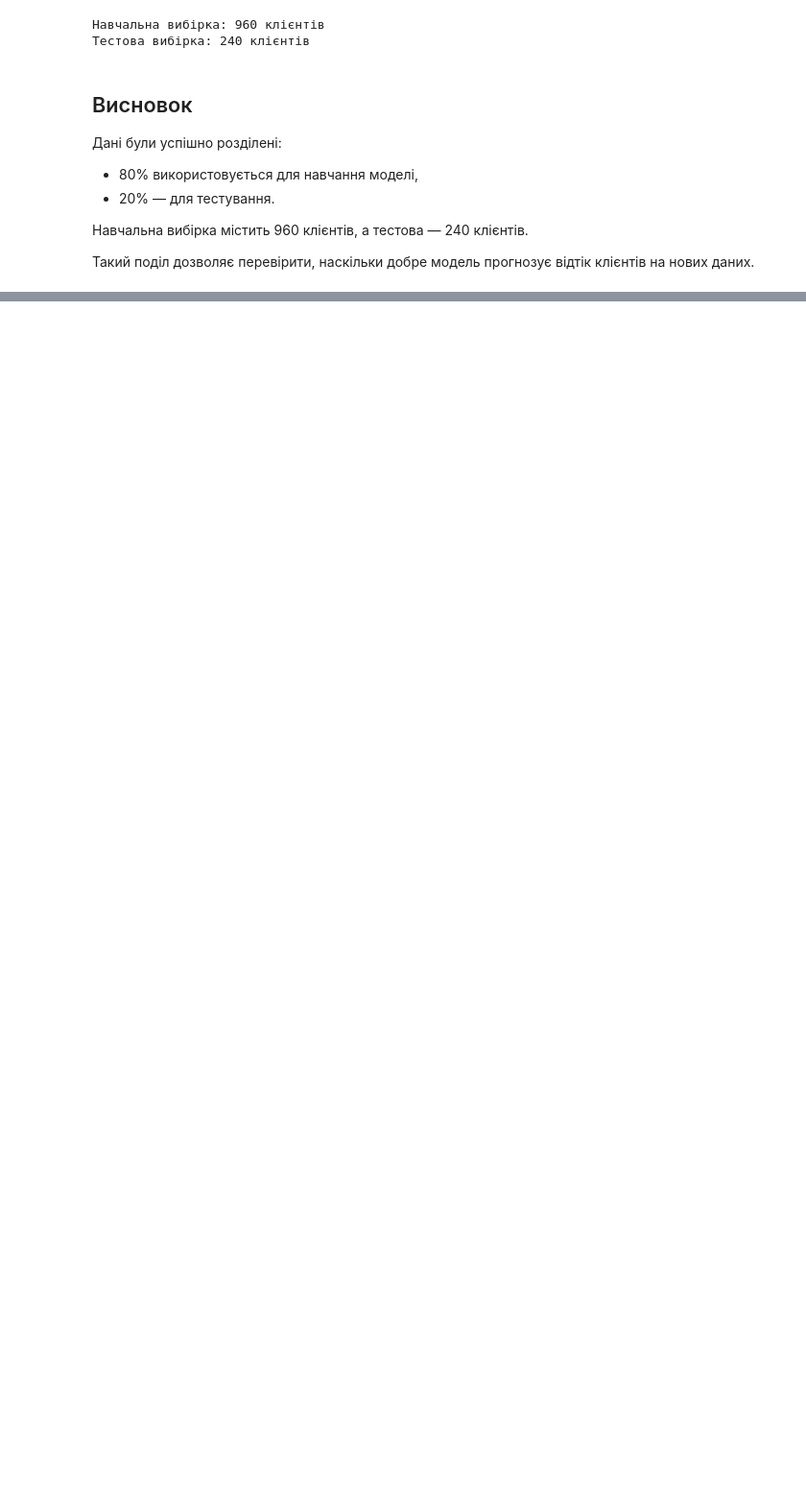
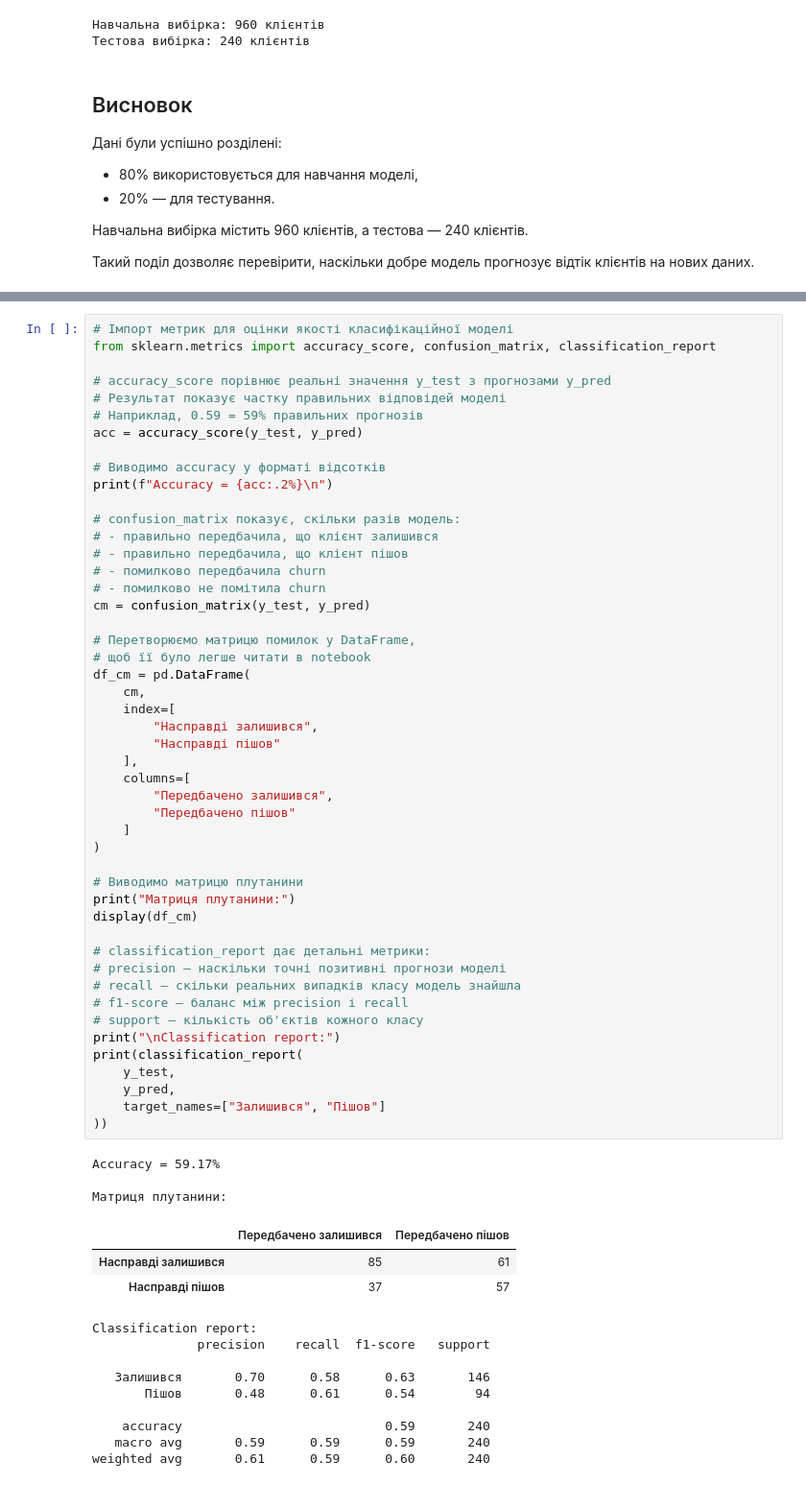
Before and after one commit to DymaStar/DTA_2026, a Jupyter notebook: ML/DS_Classification_DecisionTreeClassifier_DTA.ipynb, the cells around one changed output, grey strips where cells are left out. Shown at 96% size. Drawn from its saved outputs; the diff is of its cells as text; blank space fills up the shorter version.

```diff
--- a/ML/DS_Classification_DecisionTreeClassifier_DTA.ipynb
+++ b/ML/DS_Classification_DecisionTreeClassifier_DTA.ipynb
@@ -110,0 +264,64 @@ print("Тестова вибірка:", X_test.shape[0], "клієнтів")
+# %%
+# Імпорт метрик для оцінки якості класифікаційної моделі
+from sklearn.metrics import accuracy_score, confusion_matrix, classification_report
+
+# accuracy_score порівнює реальні значення y_test з прогнозами y_pred
+# Результат показує частку правильних відповідей моделі
+# Наприклад, 0.59 = 59% правильних прогнозів
+acc = accuracy_score(y_test, y_pred)
+
+# Виводимо accuracy у форматі відсотків
+print(f"Accuracy = {acc:.2%}\n")
+
+# confusion_matrix показує, скільки разів модель:
+# - правильно передбачила, що клієнт залишився
+# - правильно передбачила, що клієнт пішов
+# - помилково передбачила churn
+# - помилково не помітила churn
+cm = confusion_matrix(y_test, y_pred)
+
+# Перетворюємо матрицю помилок у DataFrame,
+# щоб її було легше читати в notebook
+df_cm = pd.DataFrame(
+    cm,
+    index=[
+        "Насправді залишився",
+        "Насправді пішов"
+    ],
+    columns=[
+        "Передбачено залишився",
+        "Передбачено пішов"
+    ]
+)
+
+# Виводимо матрицю плутанини
+print("Матриця плутанини:")
+display(df_cm)
+
+# classification_report дає детальні метрики:
+# precision — наскільки точні позитивні прогнози моделі
+# recall — скільки реальних випадків класу модель знайшла
+# f1-score — баланс між precision і recall
+# support — кількість об'єктів кожного класу
+print("\nClassification report:")
+print(classification_report(
+    y_test,
+    y_pred,
+    target_names=["Залишився", "Пішов"]
+))
+# %% [output]
+Accuracy = 59.17%
+
+Матриця плутанини:
+|  | Передбачено залишився | Передбачено пішов |
+| Насправді залишився | 85 | 61 |
+| Насправді пішов | 37 | 57 |
+Classification report:
+              precision    recall  f1-score   support
+
+   Залишився       0.70      0.58      0.63       146
+       Пішов       0.48      0.61      0.54        94
+
+    accuracy                           0.59       240
+   macro avg       0.59      0.59      0.59       240
+weighted avg       0.61      0.59      0.60       240
```
Also changed, not shown: parts of 12 cells of this notebook.
